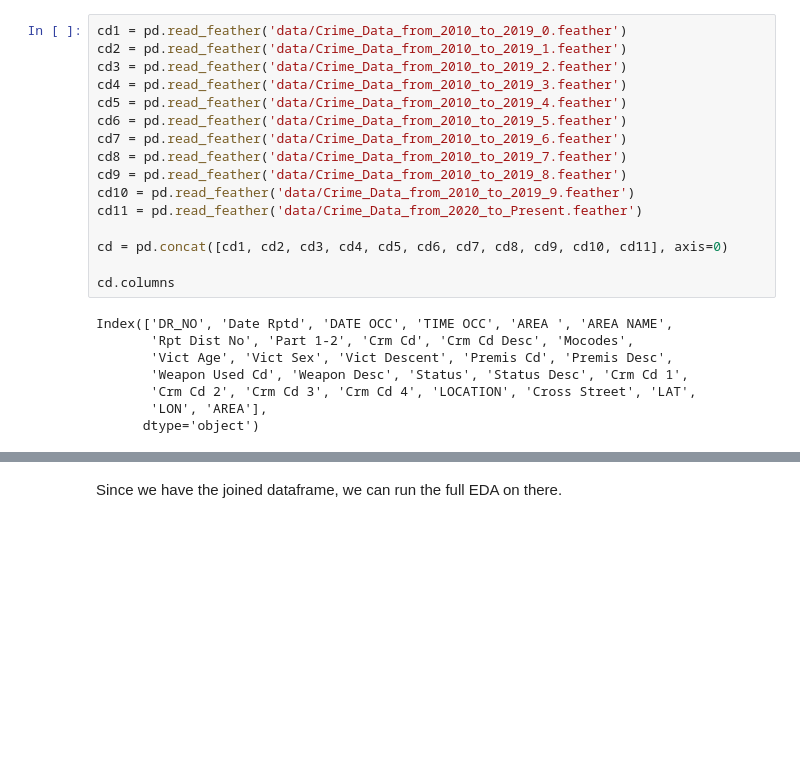
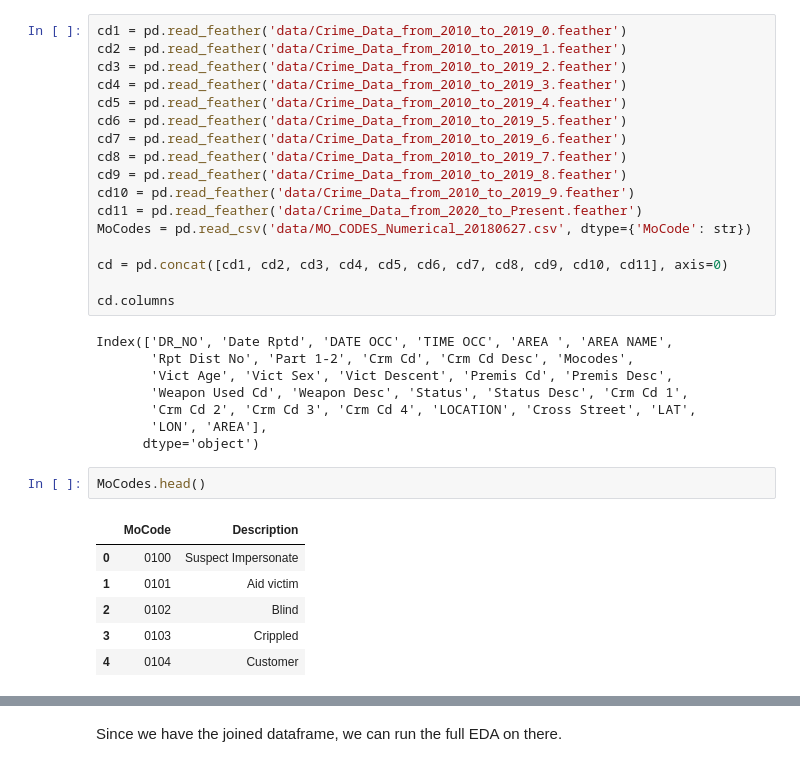
Before and after one commit to H0wl3r2001/AID, a Jupyter notebook: kaggleExtractor.ipynb, the cells around one changed output, grey strips where cells are left out. Drawn from its saved outputs; the diff is of its cells as text; blank space fills up the shorter version.

```diff
--- a/kaggleExtractor.ipynb
+++ b/kaggleExtractor.ipynb
@@ -187,6 +216,7 @@ cd8 = pd.read_feather('data/Crime_Data_from_2010_to_2019_7.feather')
 cd9 = pd.read_feather('data/Crime_Data_from_2010_to_2019_8.feather')
 cd10 = pd.read_feather('data/Crime_Data_from_2010_to_2019_9.feather')
 cd11 = pd.read_feather('data/Crime_Data_from_2020_to_Present.feather')
+MoCodes = pd.read_csv('data/MO_CODES_Numerical_20180627.csv', dtype={'MoCode': str})
 
 cd = pd.concat([cd1, cd2, cd3, cd4, cd5, cd6, cd7, cd8, cd9, cd10, cd11], axis=0)
 
@@ -199,6 +229,15 @@ Index(['DR_NO', 'Date Rptd', 'DATE OCC', 'TIME OCC', 'AREA ', 'AREA NAME',
        'Crm Cd 2', 'Crm Cd 3', 'Crm Cd 4', 'LOCATION', 'Cross Street', 'LAT',
        'LON', 'AREA'],
       dtype='object')
+# %%
+MoCodes.head()
+# %% [output]
+|  | MoCode | Description |
+| 0 | 0100 | Suspect Impersonate |
+| 1 | 0101 | Aid victim |
+| 2 | 0102 | Blind |
+| 3 | 0103 | Crippled |
+| 4 | 0104 | Customer |
 # %%
 cdc = cd[['DR_NO','Crm Cd', 'Crm Cd Desc', 'Crm Cd 1', 'Crm Cd 2', 'Crm Cd 3', 'Crm Cd 4', 'Status', 'Status Desc']]
 cdd = cd[['DR_NO', 'Date Rptd', 'DATE OCC', 'TIME OCC']]
```
Also changed, not shown: parts of 3 cells of this notebook, 2 other files.
